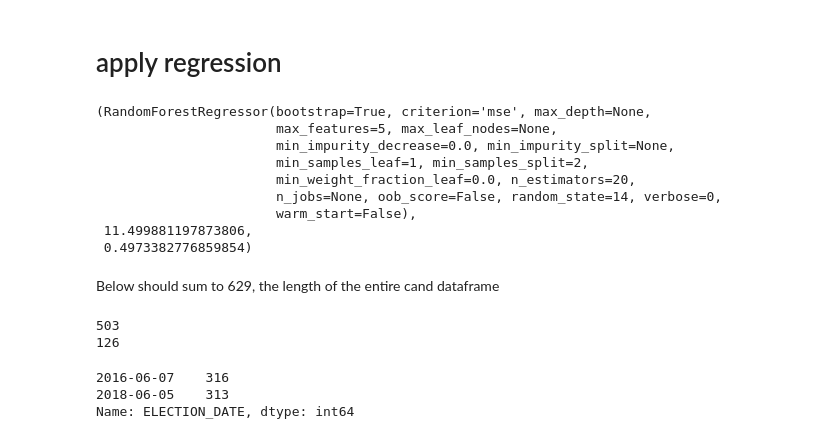
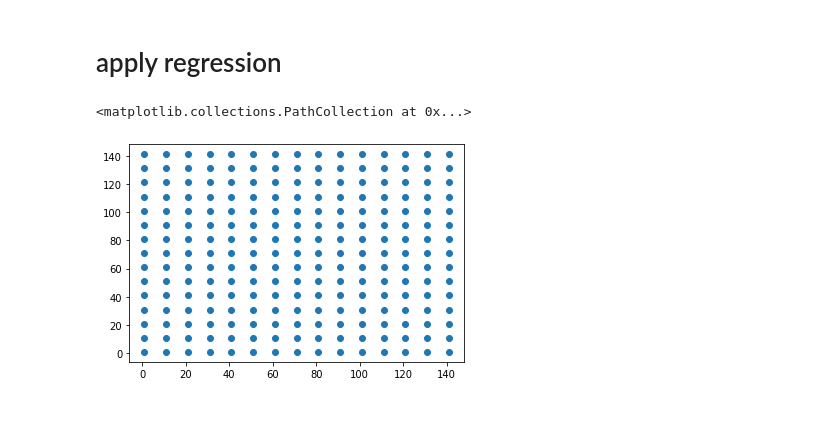
Before and after one commit to KavehShoorideh/GrassrootsDonor, a Jupyter notebook: grassrootsdonor/notebooks/k-fold.ipynb, the cells around one changed output. Drawn from its saved outputs; the diff is of its cells as text; code cells hidden in the pictures.

```diff
--- a/grassrootsdonor/notebooks/k-fold.ipynb
+++ b/grassrootsdonor/notebooks/k-fold.ipynb
@@ -206,25 +280,0 @@ def apply_k_fold_regression(R, k=5, **hyperparams):
-# %%
-apply_k_fold_regression(R, k=5, n_estimators=20, max_features=5, random_state=14)
-# %% [output]
-(RandomForestRegressor(bootstrap=True, criterion='mse', max_depth=None,
-                       max_features=5, max_leaf_nodes=None,
-                       min_impurity_decrease=0.0, min_impurity_split=None,
-                       min_samples_leaf=1, min_samples_split=2,
-                       min_weight_fraction_leaf=0.0, n_estimators=20,
-                       n_jobs=None, oob_score=False, random_state=14, verbose=0,
-                       warm_start=False),
- 11.499881197873806,
- 0.4973382776859854)
-# %% [markdown]
-Below should sum to  629, the length of the entire cand dataframe
-# %%
-def run_model(race)
-# %% [output]
-503
-126
-# %%
-df2.ELECTION_DATE.value_counts()
-# %% [output]
-2016-06-07    316
-2018-06-05    313
-Name: ELECTION_DATE, dtype: int64
@@ -230,0 +314,13 @@ Name: ELECTION_DATE, dtype: int64
+# %%
+# depths = np..randint(40, 150, size=50)
+# estims = np.random.randint(5, 40, size=50)
+
+depths = range(1, 151, 10)
+estims = range(1, 151, 10)
+points = [(i, j) for i in depths for j in estims]
+depths = [p[0] for p in points]
+estims = [p[1] for p in points]
+plt.scatter(depths, estims)
+# %% [output]
+<matplotlib.collections.PathCollection at 0x...>
+[figure, added]
```
Also changed, not shown: parts of 18 cells of this notebook, 2 other files.
